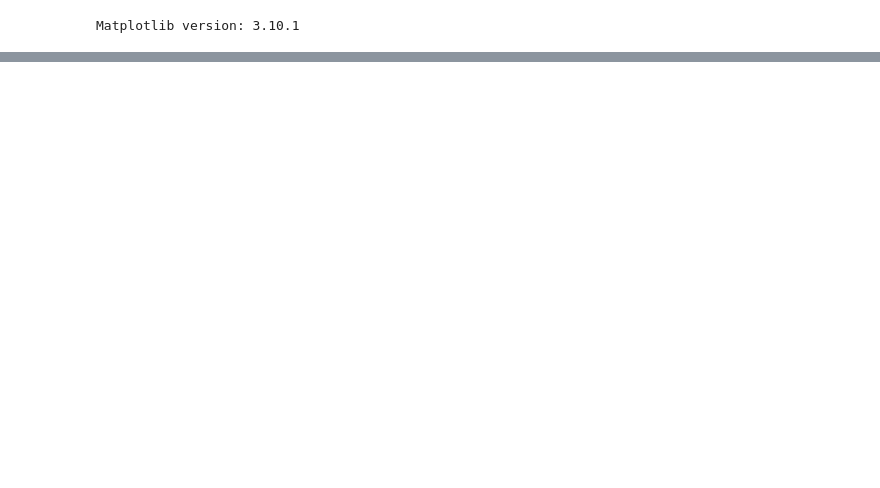
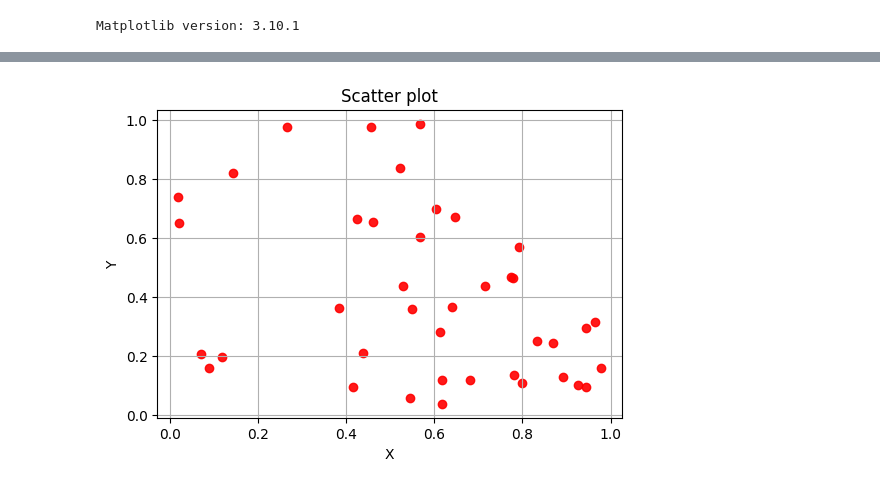
Before and after one commit to Rimuroy112/Python_programming, a Jupyter notebook: Matplotlib1.ipynb, the cells around one changed output, grey strips where cells are left out. Saved outputs shown, nothing was run; the diff lists cells and outputs as text; code cells hidden in the pictures; blank space fills up the shorter version.

```diff
--- a/Matplotlib1.ipynb
+++ b/Matplotlib1.ipynb
@@ -23,0 +24,16 @@ plt.show()
+# %%
+# Scatter plot
+np.random.seed(0)
+x = np.random.rand(40)
+y = np.random.rand(40)
+
+plt.figure(figsize=(6,4))
+plt.scatter(x, y, c = 'red', marker = 'o', alpha = 0.9)
+plt.title("Scatter plot")
+plt.xlabel('X')
+plt.ylabel('Y')
+p
+plt.grid(True)
+plt.show()
+# %% [output]
+[figure, added]
```
Also changed, not shown: parts of 1 cell of this notebook.
